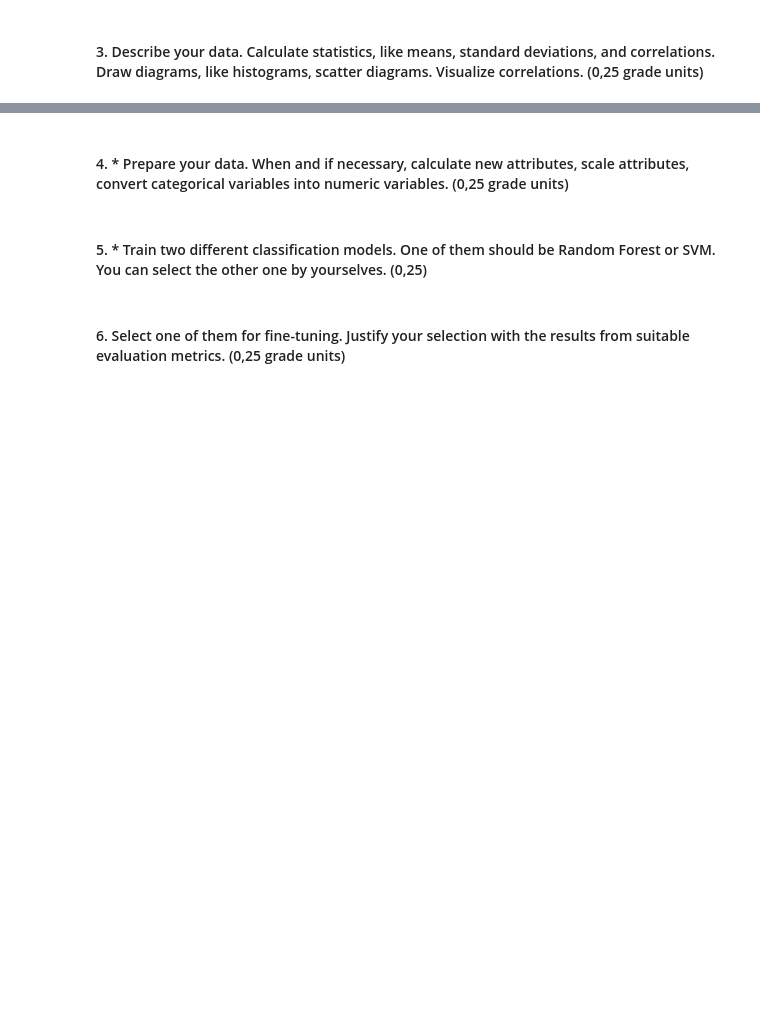
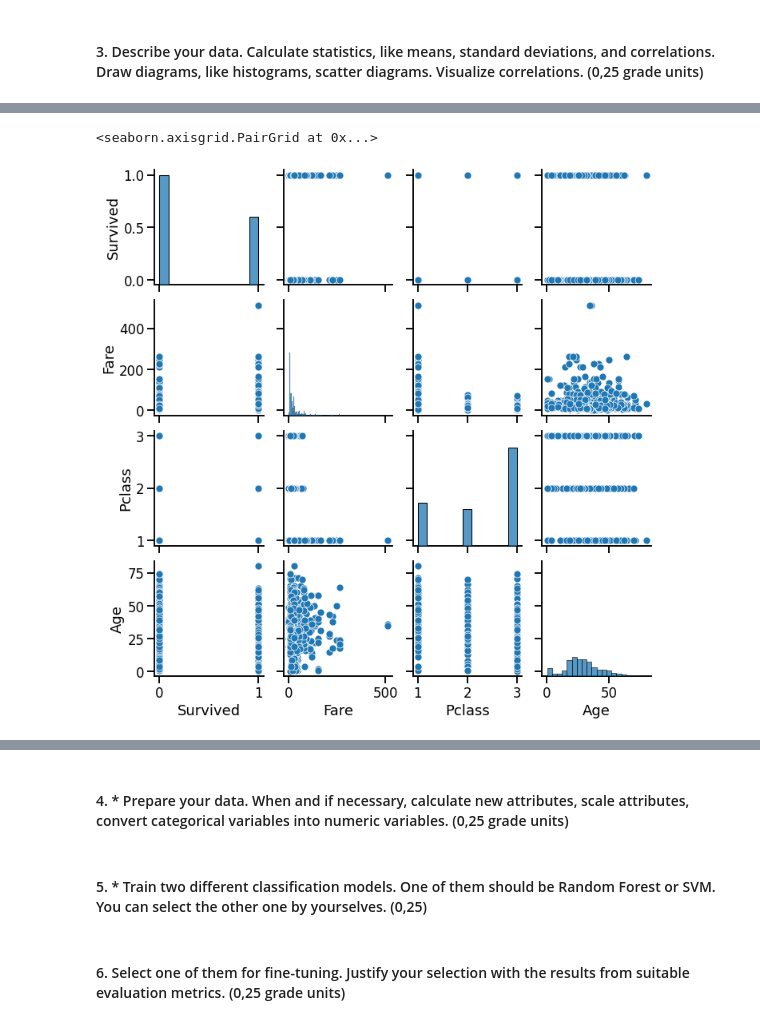
Before and after one commit to Krediann/DAKO_ryhma3, a Jupyter notebook: Titanic.ipynb, the cells around one changed output, grey strips where cells are left out. Saved outputs shown, nothing was run; the diff lists cells and outputs as text; code cells hidden in the pictures; blank space fills up the shorter version.

Commit message:
Added datasets and data visualisation

```diff
--- a/Titanic.ipynb
+++ b/Titanic.ipynb
@@ -46,0 +59,4 @@ To pass this work, you must:
+# %%
+# Reading the data for the train and test sets
+train_set = pd.read_csv("./datasets/train.csv")
+test_set = pd.read_csv("./datasets/test.csv")
@@ -46,0 +99,5 @@ To pass this work, you must:
+# %%
+sns.pairplot(train_set, vars=["Survived", "Fare", "Pclass", "Age"])
+# %% [output]
+<seaborn.axisgrid.PairGrid at 0x...>
+[figure, added]
```
Also changed, not shown: parts of 10 cells of this notebook.
